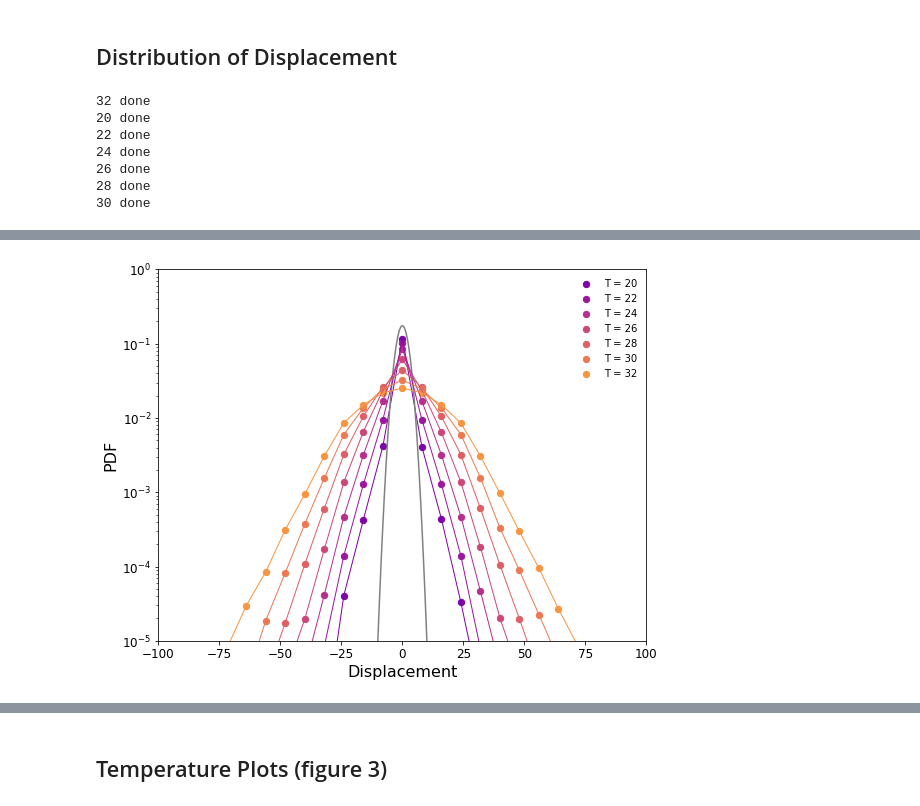
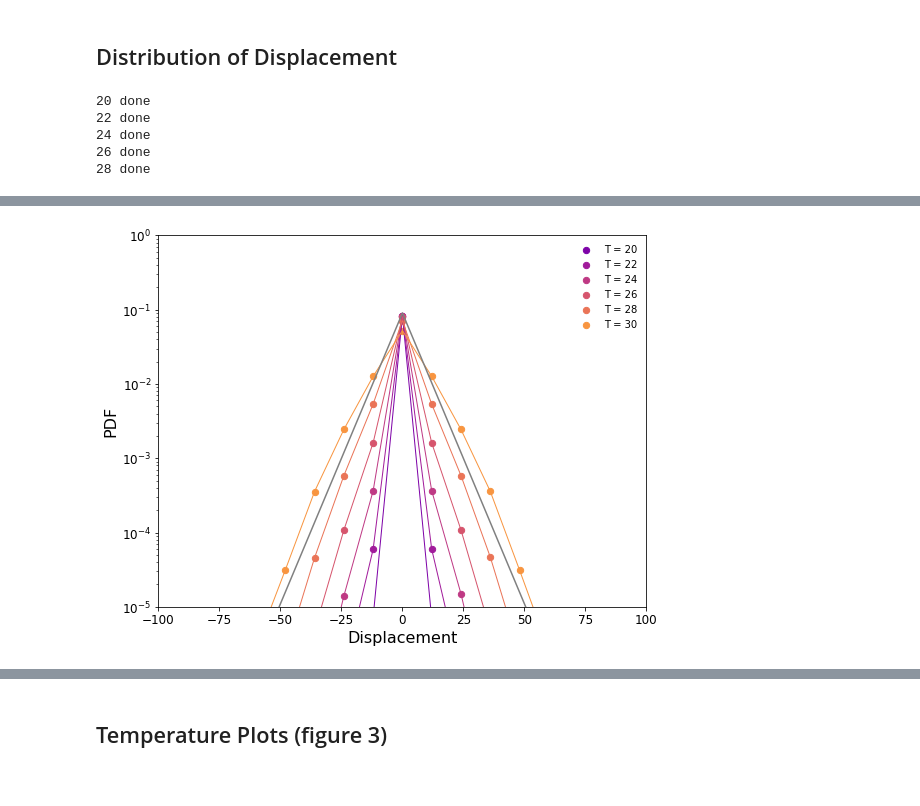
Before and after one commit to asaiacai/moire_walk, a Jupyter notebook: visualize.ipynb, the cells around one changed output, grey strips where cells are left out. Cells and saved outputs as stored; diff of their text form; code cells hidden in the pictures.

```diff
--- a/visualize.ipynb
+++ b/visualize.ipynb
@@ -156,7 +156,7 @@ from joblib import Parallel, delayed
 from itertools import product
 
 
-temps =[20, 22, 24, 26, 28, 30, 32]
+temps =[20, 22, 24, 26, 28]
 lattice_constants = [16]
 barrier = 39.8
 nparticles = 100
@@ -180,7 +180,7 @@ def get_waits(m_lattice, temperature, total_particles=1000, seed=1, **kws):
     waits = walkers.get_waits(moire, tracks, **kws)
     return tracks, waits
 
-# result = Parallel(n_jobs=-1, prefer='threads')(delayed(get_waits)(m_lattice, temperature, **kws) for m_lattice, temperature in tqdm(product(lattice_constants, temps)))
-# print('done')
-# tracks, waits = get_waits(16, 32, **kws)
+result = Parallel(n_jobs=-1, prefer='threads')(delayed(get_waits)(m_lattice, temperature, **kws) for m_lattice, temperature in tqdm(product(lattice_constants, temps)))
+print('done')
+tracks, waits = get_waits(16, 32, **kws)
 # %% [output]
@@ -232,6 +233,7 @@ Text(0, 0.5, 'PDF')
 # %% [markdown]
 ## Waiting Time Tail Rework
 # %%
+%%time
 from tqdm import tqdm
 from joblib import Parallel, delayed
 from itertools import product
@@ -250,7 +252,7 @@ def get_waits(m_lattice, temperature, total_particles=1000, seed=1, **kws):
     return tracks, waits
 
 n_waits = 50000
-temps =[20, 22, 24, 26, 28, 30, 32]
+temps =[20, 22, 24, 26, 28, 30]
 lattice_constants = [16]
 barrier = 39.8
 nparticles = 100
@@ -304,13 +309,15 @@ import scipy.stats
 fig, ax = plt.subplots(1, 1, figsize=(8, 6))
 col = plt.cm.plasma(np.linspace(0.25, 0.75, len(temps)))
 waits = np.array(modified_waits_all).reshape((len(lattice_constants), len(temps), modified_waits_all.shape[-1]))
+bins = np.logspace(-6, 4, 80)
 for i, T in enumerate(temps):
-    yy, xx = np.histogram(waits[0, i] , np.logspace(2, np.log10(1e9), 100), density=True)
+    yy, xx = np.histogram(waits[0, i] , bins, density=True)
     xmax = np.max(xx)
     ax.scatter(xx[1:-1], yy[1:], color=col[i], label='{} K'.format(T))
 
 ax.legend(frameon=False)
 
+ax.plot(bins, bins**(-1) * 1e-4, color='k')
 
 plt.gca().set_yscale("log")
 plt.gca().set_xscale("log")
@@ -331,7 +337,7 @@ def plot_hist_dots(ax, x,y, xmin="", xmax="", title="", text="", log=False, colo
 
     dx1 = np.concatenate([np.diff(x),np.diff(y)])
 
-    yy, xx = np.histogram(dx1, np.arange(-80 - 4, 4 + 80, 8), density=True)
+    yy, xx = np.histogram(dx1, np.arange(-180 - 6, 6 + 180, 12), density=True)
 
 #     mu, loc = scipy.stats.norm.fit(dx1)
 #     best_fit_line = scipy.stats.norm.pdf(xx, mu, loc)
@@ -367,8 +373,8 @@ import seaborn as sns
 import scipy.stats
 
 
-temperatures = np.arange(20, 34, 2)
-periodicity = [8]
+temperatures = np.arange(20, 32, 2)
+periodicity = [12]
 barrier = 39.8
 c = plt.cm.plasma(np.linspace(0.25, 0.75, len(temperatures)))
 nsteps=300
@@ -377,7 +383,7 @@ def get_tracks(period, barrier, temperature):
     np.random.seed(1)
     moire = Triangular_Lattice(period, barrier) # 16nm lattice constant, 1meV energy amplitude
     walkers = Graphene_Walker(0.246, temperature) # 2.46 Angstrom lattice, 10 Kelvin
-    return walkers.get_tracks(moire, nsteps=100, njumps=100000, nparticles=2000, endT=1e8, init=0)
+    return walkers.get_tracks(moire, nsteps=10000, njumps=100000, nparticles=700, endT=1e2, init=10000000)
 
 fig, ax = plt.subplots(1, 1, figsize=(8, 6))
 for i,period in enumerate(periodicity):
@@ -397,24 +403,22 @@ for i,period in enumerate(periodicity):
         y = np.array(y)
         title ='T = {:.0f}'.format(temp)
         ax = plot_hist_dots(ax, x,y,log=True, color=c[2*i+j], legend =title)
-        if temp == temperatures[0]:
-            dx1 = np.concatenate([np.diff(x),np.diff(y)])
-            yy, xx = np.histogram(dx1, 100, density=True)
-
-            mu, loc = scipy.stats.norm.fit(dx1)
-            best_fit_line = scipy.stats.norm.pdf(xx, mu, loc)
-            ax.plot(xx, best_fit_line,c='gray')
+        if temp == temperatures[-1]:
+            dx1 = np.concatenate([np.diff(x),np.diff(y)]).flatten()
+            yy, xx = np.histogram(dx1, np.arange(-80, 80, 1), density=True)
+            interp = np.arange(-80, 80, 1)
+            mu, loc = scipy.stats.laplace.fit(dx1)
+            best_fit_line =  scipy.stats.laplace.pdf(interp, mu, loc)
+            ax.plot(interp, best_fit_line,c='gray')
         fig.tight_layout()
         ax.set_ylim(1e-5,1)
         ax.set_xlim(-100,100)
         plt.xticks(fontsize= 12)
         plt.yticks(fontsize= 12)
-fig.savefig('./displacement_dist_lin.pdf', dpi=300, bbox_inches='tight')
+# fig.savefig('./displacement_dist_lin.pdf', dpi=300, bbox_inches='tight')
 # %% [output]
-32 done
 20 done
 22 done
 24 done
 26 done
 28 done
-30 done
@@ -423 +427 @@ Wall time: 54min
-[figure, old version]
+[figure, new version]
```
Also changed, not shown: parts of 27 cells of this notebook, 2 other files.
